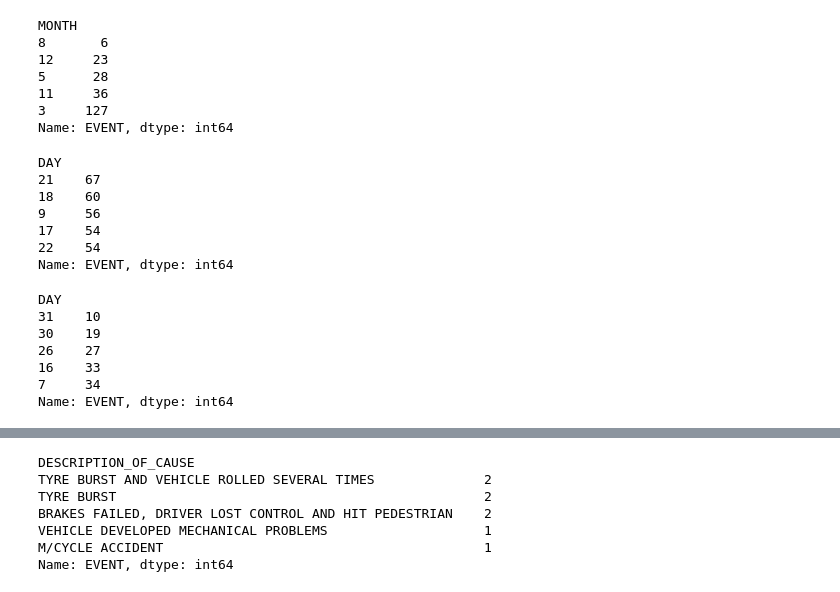
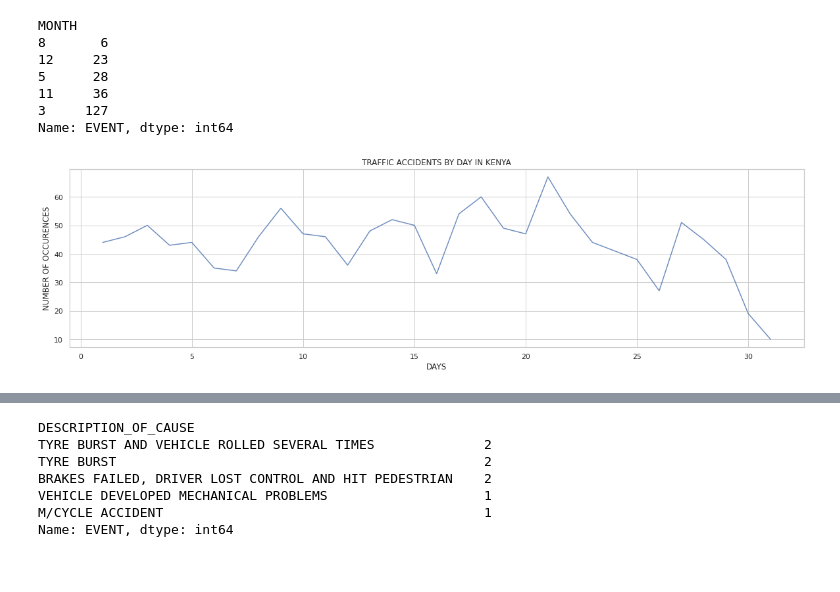
Before and after one commit to peterzk/Group-6-Project, a Jupyter notebook: GROUP_PROJECT.ipynb, the cells around one changed output, grey strips where cells are left out. Saved outputs shown, nothing was run; the diff lists cells and outputs as text; code cells hidden in the pictures.

```diff
--- a/GROUP_PROJECT.ipynb
+++ b/GROUP_PROJECT.ipynb
@@ -339,29 +407,16 @@ Name: EVENT, dtype: int64
 # %%
 # Which day of the month recods the most Accidents
 
 day_max = traffic.groupby(['DAY'])['EVENT'].count().sort_values(ascending = False)
 day_max.head()
+plt.figure(figsize=(20,5))
+sns.lineplot(day_max.index, day_max.values, alpha=0.8)
+plt.title('TRAFFIC ACCIDENTS BY DAY IN KENYA')
+plt.ylabel('NUMBER OF OCCURENCES', fontsize=12)
+plt.xlabel('DAYS', fontsize=12)
+plt.show()
 # %% [output]
-DAY
-21    67
-18    60
-9     56
-17    54
-22    54
-Name: EVENT, dtype: int64
+[figure, added]
-# %%
-# Which day of the month recoded the least Accidents
-
-day_min = traffic.groupby(['DAY'])['EVENT'].count().sort_values(ascending = True)
-day_min.head()
-# %% [output]
-DAY
-31    10
-30    19
-26    27
-16    33
-7     34
-Name: EVENT, dtype: int64
 # %%
 # what is the cause of most accidents
 
```
Also changed, not shown: parts of 17 cells of this notebook.
